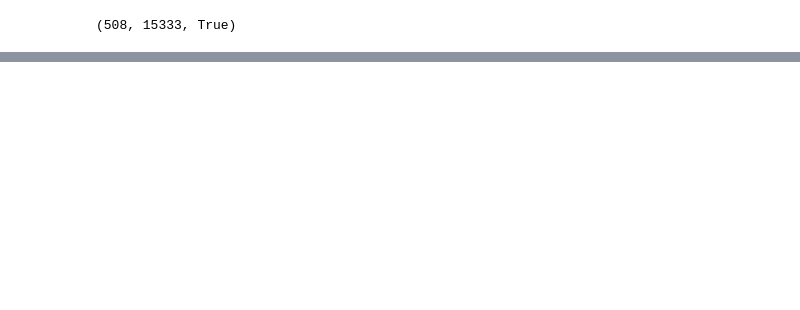
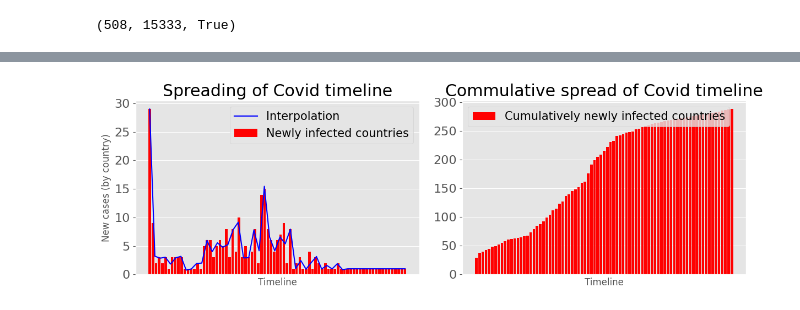
Before and after one commit to JanezSedeljsak/air-travel-network-analysis, a Jupyter notebook: visualizations.ipynb, the cells around one changed output, grey strips where cells are left out. Cells and saved outputs as stored; diff of their text form; code cells hidden in the pictures; blank space fills up the shorter version.

Commit message:
corona spread visualizations

```diff
--- a/visualizations.ipynb
+++ b/visualizations.ipynb
@@ -59,0 +95,48 @@ g.degree(1382)
+# %%
+csv_file_path = './data/sortedCovidAppearance.csv'
+
+df = pd.read_csv(csv_file_path)
+
+# Convert the 5th column to datetime
+df.iloc[:, 4] = pd.to_datetime(df.iloc[:, 4], errors='coerce')
+
+date_counts = df.iloc[:, 4].value_counts().sort_index()
+date_counts, len(date_counts)
+dates = date_counts.index
+counts = date_counts.values
+
+fig, (ax1, ax2) = plt.subplots(1, 2, figsize=(12, 4), sharey=False)
+
+x_values = np.linspace(0, len(dates) - 1, 50)
+spl = make_interp_spline(np.arange(len(dates)), counts, k=3)
+y_values = spl(x_values)
+
+plt.rcParams.update({'font.size': 15})
+
+ax1.bar(np.arange(len(dates)), counts, color='red', label="Newly infected countries")
+ax1.plot(x_values, y_values, color='blue', linestyle='-', label='Interpolation')
+ax1.set_title('Spreading of Covid timeline')
+ax1.set_xlabel('Timeline')
+ax1.set_ylabel('New cases (by country)')
+ax1.set_xticks([])
+ax1.tick_params(axis='both', which='major', labelsize=16)
+ax1.grid(True)
+ax1.legend()
+
+commulative_counts = np.array(counts).copy()
+for i in range(1, len(commulative_counts)):
+    commulative_counts[i] += commulative_counts[i - 1]
+
+ax2.bar(np.arange(len(dates)), commulative_counts, color='red', label='Cumulatively newly infected countries')
+ax2.set_title('Commulative spread of Covid timeline')
+ax2.set_xlabel('Timeline')
+ax2.set_xticks([])
+ax2.tick_params(axis='both', which='major', labelsize=16)
+ax2.grid(True)
+ax2.legend()
+
+plt.style.use('ggplot')
+plt.tight_layout()
+plt.show()
+# %% [output]
+[figure, added]
```
Also changed, not shown: parts of 3 cells of this notebook.
